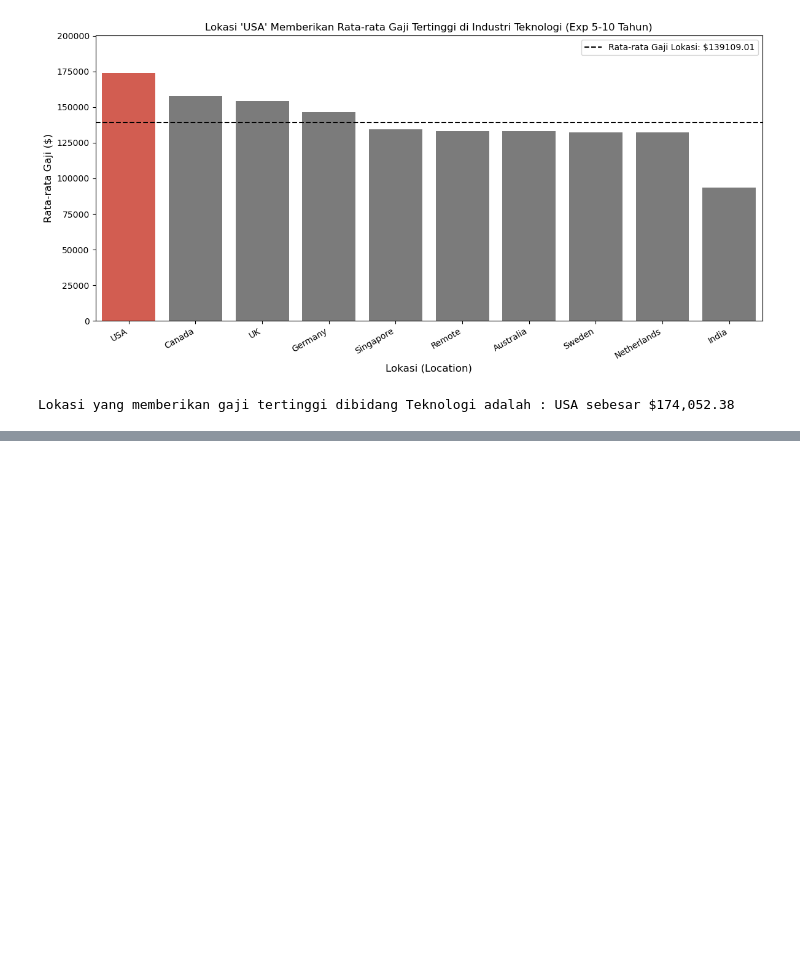
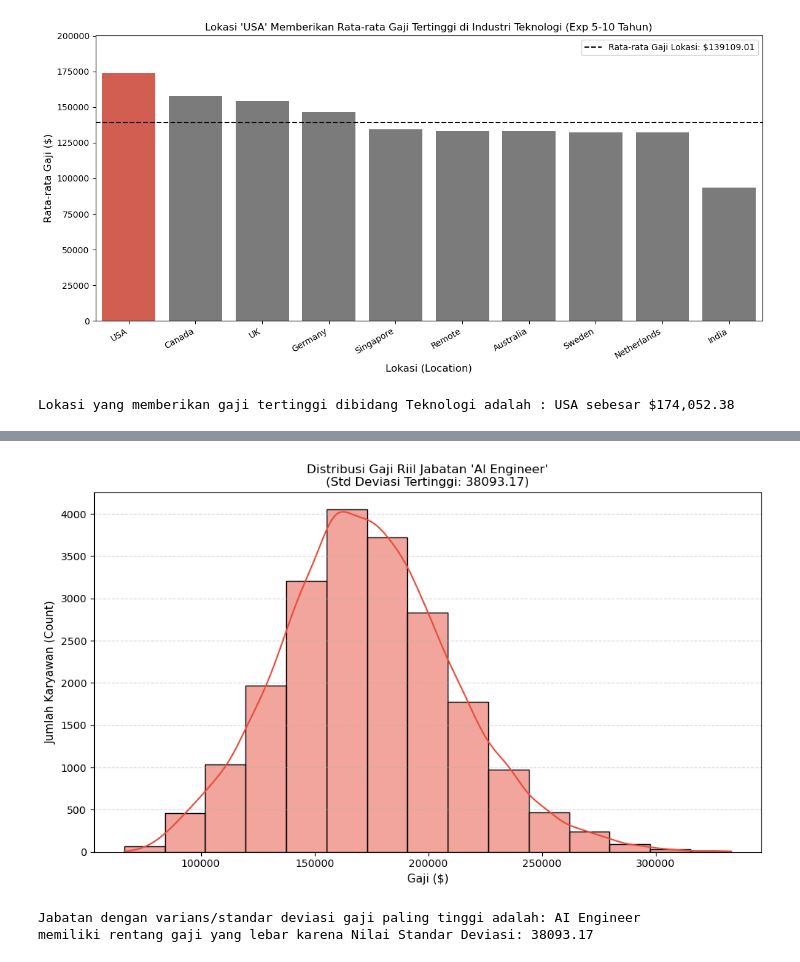
Before and after one commit to HafidzAfrieno/Project-Data-Analyst-Part-1, a Jupyter notebook: job_salary_analyst.ipynb, the cells around one changed output, grey strips where cells are left out. Cells and saved outputs as stored; diff of their text form; code cells hidden in the pictures; blank space fills up the shorter version.

```diff
--- a/job_salary_analyst.ipynb
+++ b/job_salary_analyst.ipynb
@@ -279,0 +304,24 @@ Lokasi yang memberikan gaji tertinggi dibidang Teknologi adalah : USA sebesar $1
+# %%
+#Soal nomor 1
+# 1. Temukan job_title yang memiliki varians (standar deviasi) gaji paling tinggi. Mengapa posisi ini memiliki rentang gaji yang sangat lebar?
+data_filtered = df[['job_title','salary']].copy()
+salar_stats = data_filtered.groupby('job_title')['salary'].agg(['std']).sort_values(by='std',ascending=False)
+
+top_job = salar_stats.index[0]
+top_std = salar_stats['std'].iloc[0]
+job_distribution = data_filtered[data_filtered['job_title'] == top_job]['salary']
+
+plt.figure(figsize=(10, 6))
+sns.histplot(job_distribution, kde=True, color='#e74c3c', bins=15)
+plt.title(f"Distribusi Gaji Riil Jabatan '{top_job}'\n(Std Deviasi Tertinggi: {top_std:.2f})")
+plt.xlabel('Gaji ($)', fontsize=11)
+plt.ylabel('Jumlah Karyawan (Count)', fontsize=11)
+plt.grid(axis='y', linestyle='--', alpha=0.5)
+plt.tight_layout()
+plt.show()
+print(f"Jabatan dengan varians/standar deviasi gaji paling tinggi adalah: {top_job}")
+print(f"memiliki rentang gaji yang lebar karena Nilai Standar Deviasi: {top_std:.2f}")
+# %% [output]
+[figure, added]
+Jabatan dengan varians/standar deviasi gaji paling tinggi adalah: AI Engineer
+memiliki rentang gaji yang lebar karena Nilai Standar Deviasi: 38093.17
```
Also changed, not shown: parts of 5 cells of this notebook.
